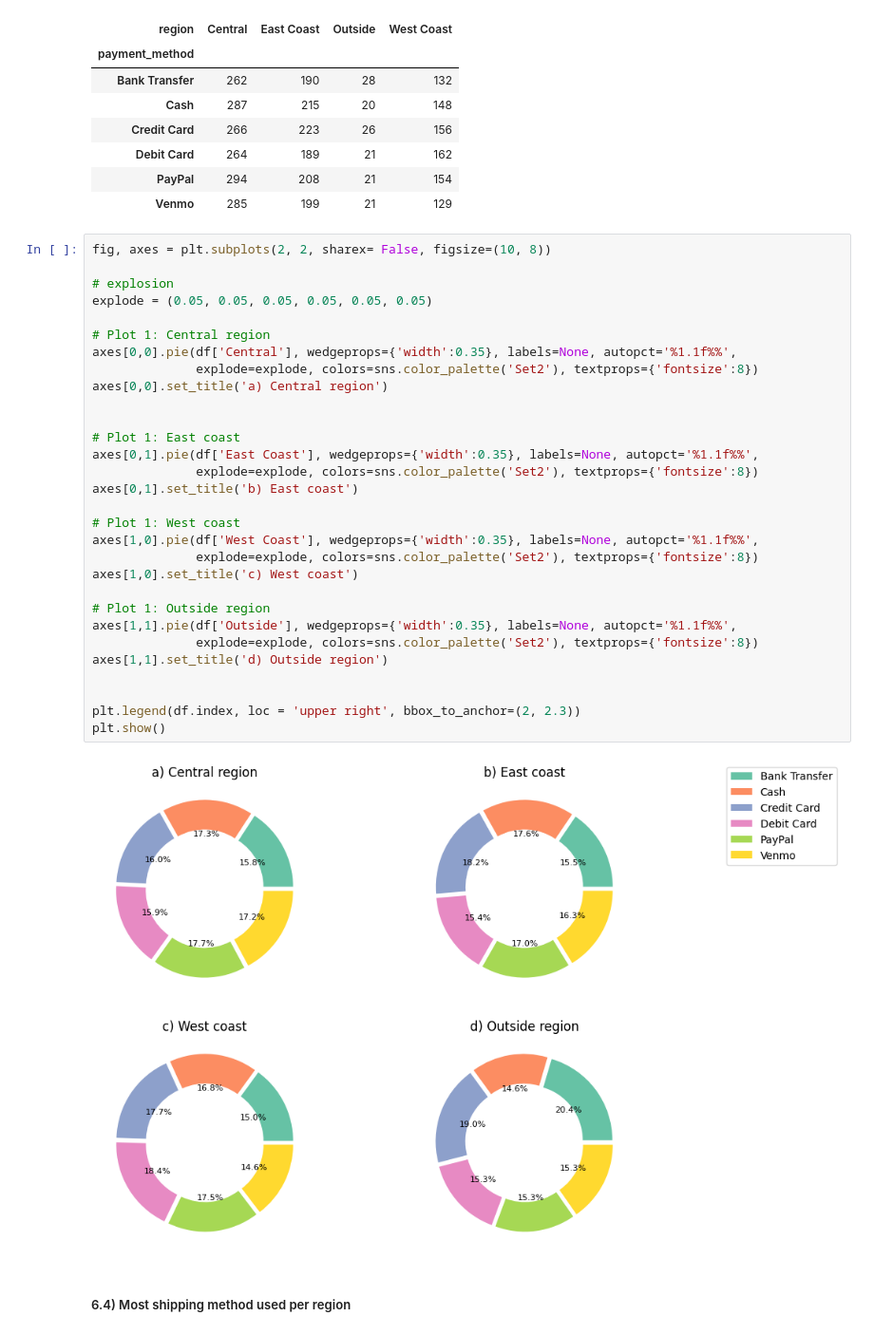
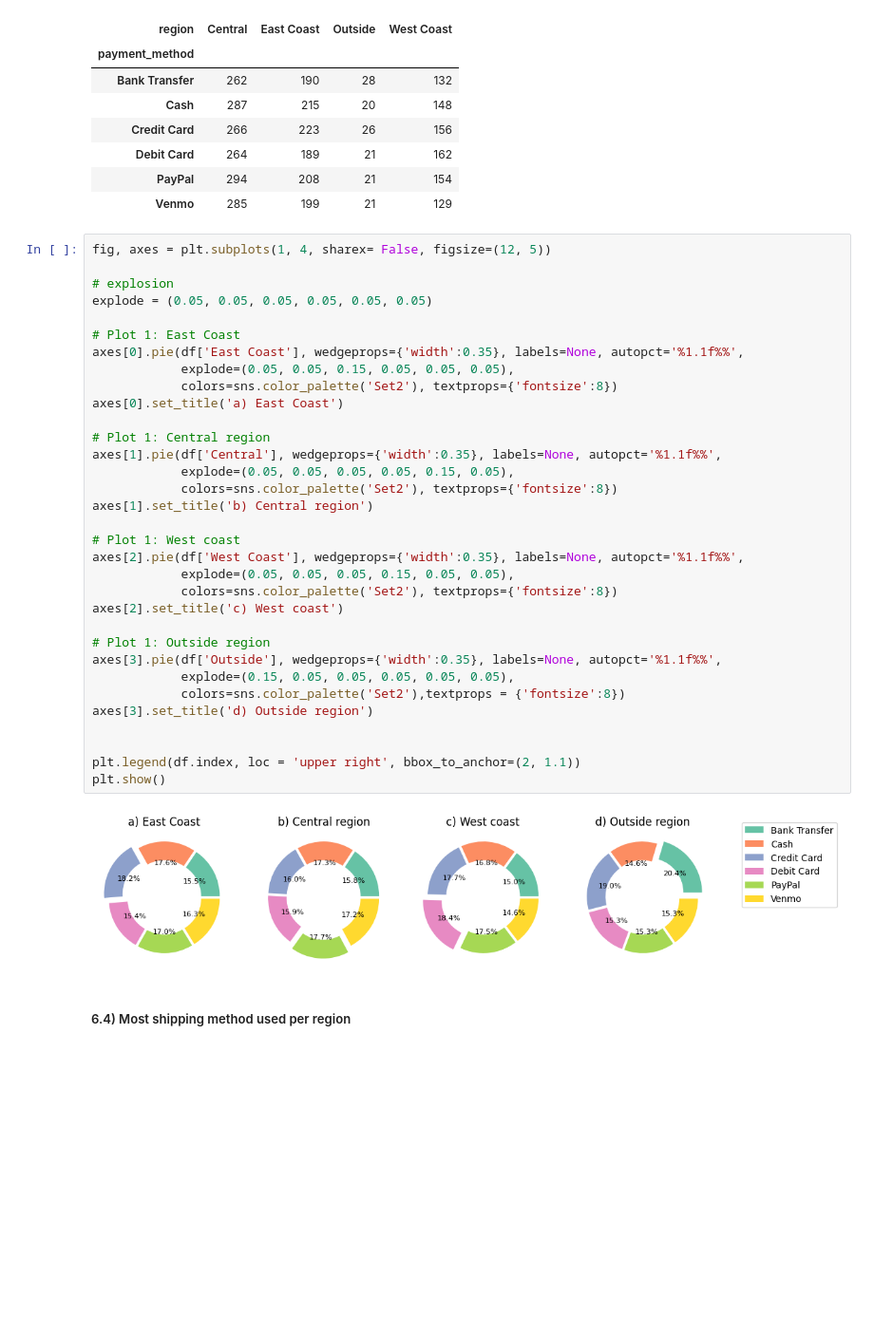
Before and after one commit to maryisabela15/Shopping_trends_project, a Jupyter notebook: shopping_code.ipynb, the cells around one changed output. Shown at 95% size. Drawn from its saved outputs; the diff is of its cells as text; blank space fills up the shorter version.

```diff
--- a/shopping_code.ipynb
+++ b/shopping_code.ipynb
@@ -673,37 +675,40 @@ df
 | PayPal | 294 | 208 | 21 | 154 |
 | Venmo | 285 | 199 | 21 | 129 |
 # %%
-fig, axes = plt.subplots(2, 2, sharex= False, figsize=(10, 8))
+fig, axes = plt.subplots(1, 4, sharex= False, figsize=(12, 5))
 
 # explosion
 explode = (0.05, 0.05, 0.05, 0.05, 0.05, 0.05)
 
+# Plot 1: East Coast
+axes[0].pie(df['East Coast'], wedgeprops={'width':0.35}, labels=None, autopct='%1.1f%%',
+            explode=(0.05, 0.05, 0.15, 0.05, 0.05, 0.05),
+            colors=sns.color_palette('Set2'), textprops={'fontsize':8})
+axes[0].set_title('a) East Coast')
+
 # Plot 1: Central region
-axes[0,0].pie(df['Central'], wedgeprops={'width':0.35}, labels=None, autopct='%1.1f%%',
-              explode=explode, colors=sns.color_palette('Set2'), textprops={'fontsize':8})
-axes[0,0].set_title('a) Central region')
+axes[1].pie(df['Central'], wedgeprops={'width':0.35}, labels=None, autopct='%1.1f%%',
+            explode=(0.05, 0.05, 0.05, 0.05, 0.15, 0.05),
+            colors=sns.color_palette('Set2'), textprops={'fontsize':8})
+axes[1].set_title('b) Central region')
+
+# Plot 1: West coast
+axes[2].pie(df['West Coast'], wedgeprops={'width':0.35}, labels=None, autopct='%1.1f%%',
+            explode=(0.05, 0.05, 0.05, 0.15, 0.05, 0.05),
+            colors=sns.color_palette('Set2'), textprops={'fontsize':8})
+axes[2].set_title('c) West coast')
+
+# Plot 1: Outside region
+axes[3].pie(df['Outside'], wedgeprops={'width':0.35}, labels=None, autopct='%1.1f%%',
+            explode=(0.15, 0.05, 0.05, 0.05, 0.05, 0.05),
+            colors=sns.color_palette('Set2'),textprops = {'fontsize':8})
+axes[3].set_title('d) Outside region')
 
 
-# Plot 1: East coast
-axes[0,1].pie(df['East Coast'], wedgeprops={'width':0.35}, labels=None, autopct='%1.1f%%',
-              explode=explode, colors=sns.color_palette('Set2'), textprops={'fontsize':8})
-axes[0,1].set_title('b) East coast')
-
-# Plot 1: West coast
-axes[1,0].pie(df['West Coast'], wedgeprops={'width':0.35}, labels=None, autopct='%1.1f%%',
-              explode=explode, colors=sns.color_palette('Set2'), textprops={'fontsize':8})
-axes[1,0].set_title('c) West coast')
-
-# Plot 1: Outside region
-axes[1,1].pie(df['Outside'], wedgeprops={'width':0.35}, labels=None, autopct='%1.1f%%',
-              explode=explode, colors=sns.color_palette('Set2'), textprops={'fontsize':8})
-axes[1,1].set_title('d) Outside region')
-
-
-plt.legend(df.index, loc = 'upper right', bbox_to_anchor=(2, 2.3))
+plt.legend(df.index, loc = 'upper right', bbox_to_anchor=(2, 1.1))
 plt.show()
 # %% [output]
-[figure, old version]
+[figure, new version]
 # %% [markdown]
 ##### 6.4) Most shipping method used per region
 # %%
```
Also changed, not shown: parts of 2 cells of this notebook.
